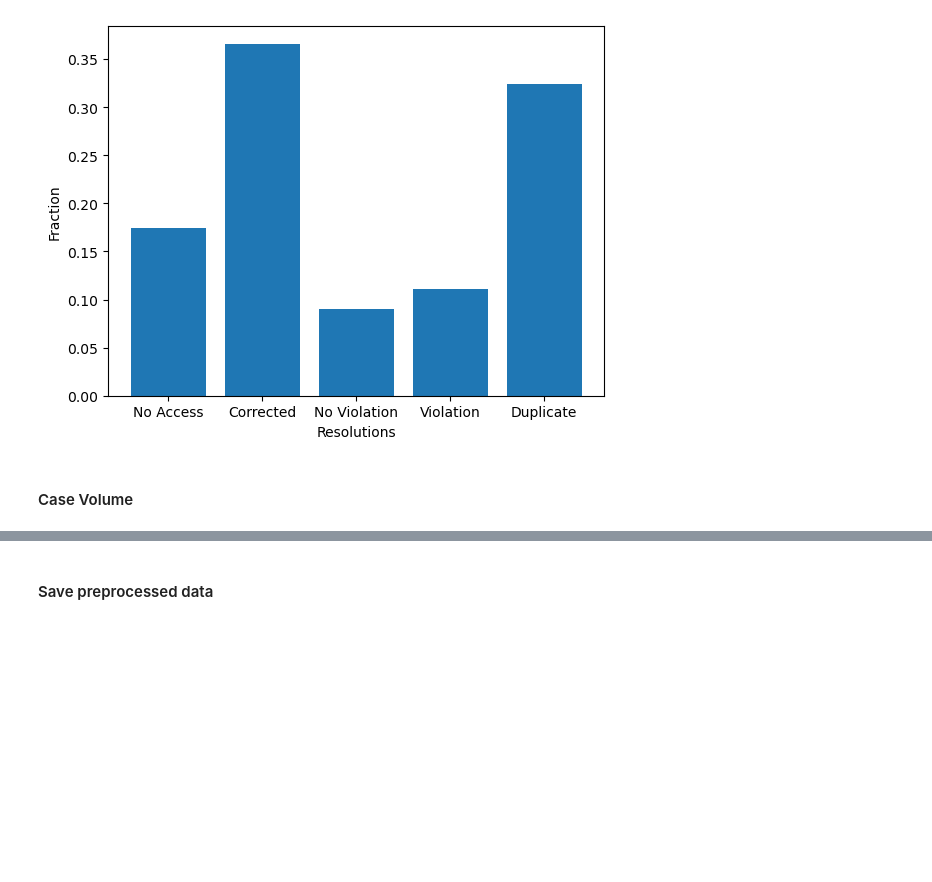
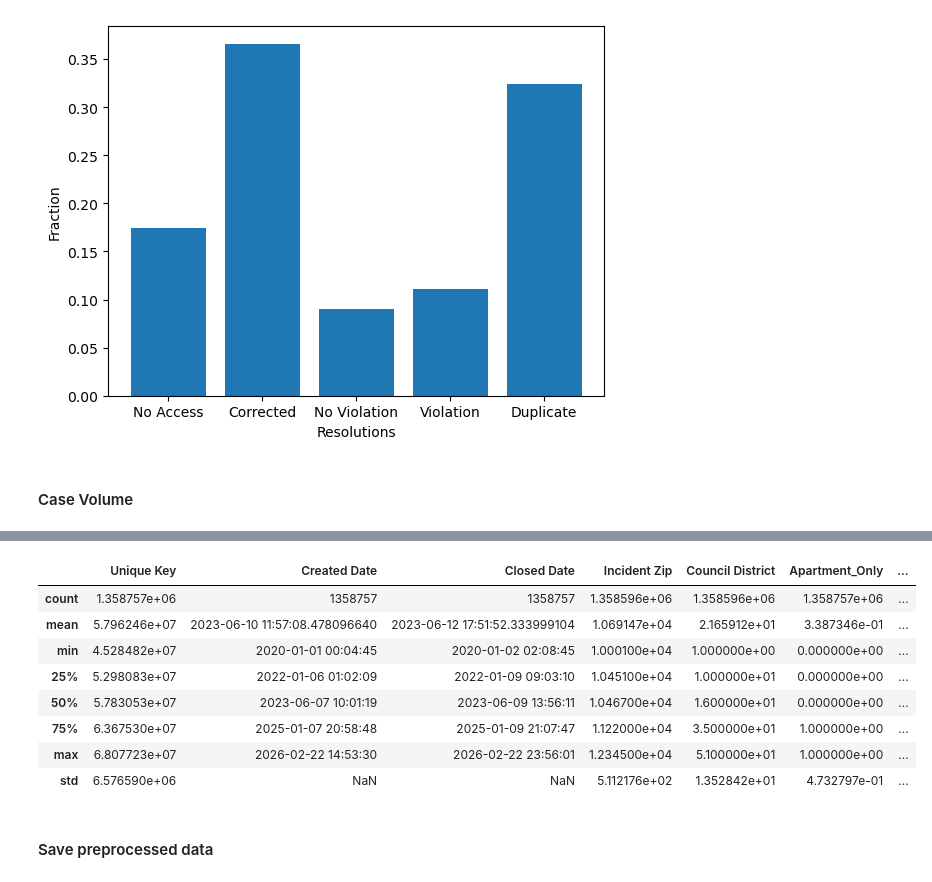
Before and after one commit to zpsheldon/rl-for-housing, a Jupyter notebook: preproc.ipynb, the cells around one changed output, grey strips where cells are left out. Drawn from its saved outputs; the diff is of its cells as text; code cells hidden in the pictures; blank space fills up the shorter version.

```diff
--- a/preproc.ipynb
+++ b/preproc.ipynb
@@ -495,3 +507,15 @@ plt.show()
+# %%
+proc_clean_data.describe()
+# %% [output]
+|  | Unique Key | Created Date | Closed Date | Incident Zip | Council District | Apartment_Only | ... |
+| count | 1.358757e+06 | 1358757 | 1358757 | 1.358596e+06 | 1.358596e+06 | 1.358757e+06 | ... |
+| mean | 5.796246e+07 | 2023-06-10 11:57:08.478096640 | 2023-06-12 17:51:52.333999104 | 1.069147e+04 | 2.165912e+01 | 3.387346e-01 | ... |
+| min | 4.528482e+07 | 2020-01-01 00:04:45 | 2020-01-02 02:08:45 | 1.000100e+04 | 1.000000e+00 | 0.000000e+00 | ... |
+| 25% | 5.298083e+07 | 2022-01-06 01:02:09 | 2022-01-09 09:03:10 | 1.045100e+04 | 1.000000e+01 | 0.000000e+00 | ... |
+| 50% | 5.783053e+07 | 2023-06-07 10:01:19 | 2023-06-09 13:56:11 | 1.046700e+04 | 1.600000e+01 | 0.000000e+00 | ... |
+| 75% | 6.367530e+07 | 2025-01-07 20:58:48 | 2025-01-09 21:07:47 | 1.122000e+04 | 3.500000e+01 | 1.000000e+00 | ... |
+| max | 6.807723e+07 | 2026-02-22 14:53:30 | 2026-02-22 23:56:01 | 1.234500e+04 | 5.100000e+01 | 1.000000e+00 | ... |
+| std | 6.576590e+06 | NaN | NaN | 5.112176e+02 | 1.352842e+01 | 4.732797e-01 | ... |
 # %% [markdown]
 #### Save preprocessed data
 # %%
```
Also changed, not shown: parts of 1 cell of this notebook, 1 other file.
